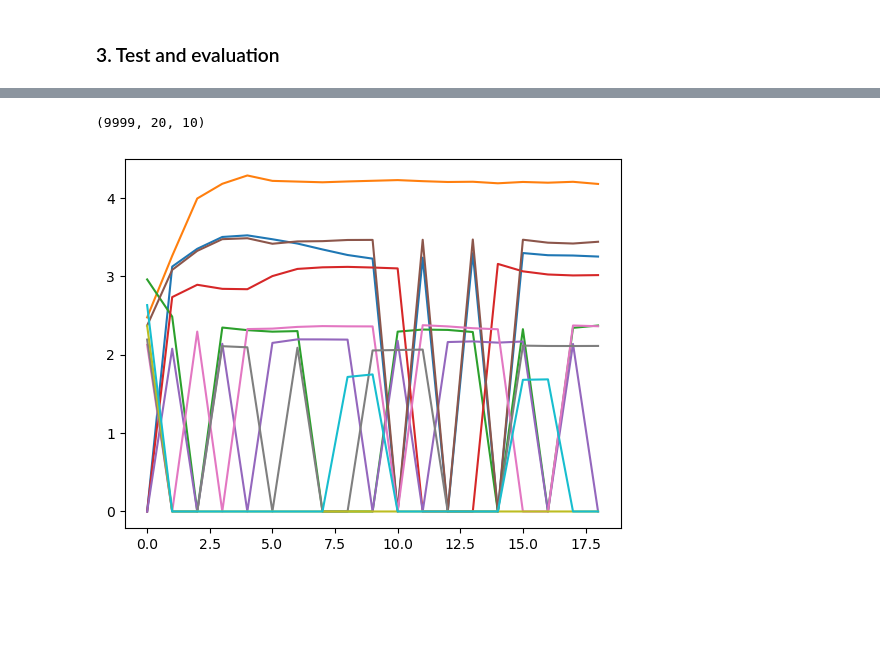
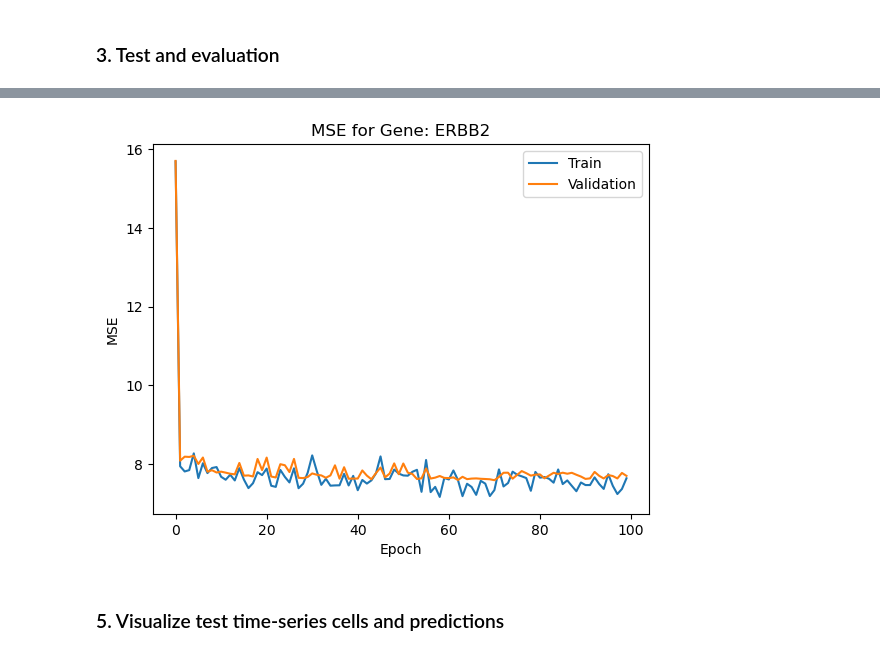
Before and after one commit to xwang97/SpatialDynamics, a Jupyter notebook: Analysis/validate.ipynb, the cells around one changed output, grey strips where cells are left out. Cells and saved outputs as stored; diff of their text form; code cells hidden in the pictures; blank space fills up the shorter version.

```diff
--- a/Analysis/validate.ipynb
+++ b/Analysis/validate.ipynb
@@ -91,24 +141,61 @@ Training gene: ACTG2
+# %%
+data_folder = folder + 'TimeSeries/'
+model_folder = folder + 'Models/'
+
+gene = 'ERBB2'
+# data loading and training
+data_path = data_folder + gene + '_data.csv'
+locs_path = data_folder + gene + '_locs.csv'
+data, locs = read_data(data_path, locs_path, SEQ_LEN, dim_inputs)
+training_size = int(data.shape[0] * 0.8)  # 80% of the data is used for training
+val_size = int(training_size * 0.1)  # 10% of the data is used for validation
+train_data = data[:training_size]
+train_locs = locs[:training_size]
+val_data = data[training_size:training_size + val_size]
+val_locs = locs[training_size:training_size + val_size]
+set_seed(42)
+net, mse_train, mse_val = train(train_data, train_locs, batch_size, base_lr, lr_step, num_epochs, hidden_size, latent_size, SEQ_LEN, val_data, val_locs)
+# %%
+import matplotlib.pyplot as plt
+
+# Plot the curves
+plt.plot(mse_train, label='Train')
+plt.plot(mse_val, label='Validation')
+
+# Add labels and title
+plt.xlabel('Epoch')
+plt.ylabel('MSE')
+plt.title('MSE for Gene: ' + gene)
+plt.legend()
+
+# Show the plot
+plt.show()
+# %% [output]
+[figure, added]
+# %% [markdown]
+### 5. Visualize test time-series cells and predictions
 # %%
-data_path = data_folder + 'GATA3_data.csv'
-locs_path = data_folder + 'GATA3_locs.csv'
-model_path = model_folder + 'GATA3_model.pth'
+folder = '../../Xenium/BreastS1R1/'
+data_folder = folder + 'TimeSeries/'
+model_folder = folder + 'Models/'
+
 # Set parameters
 SEQ_LEN = 20
 dim_inputs = 10
 hidden_size = 100
 latent_size = 100
-# test
-data, locs = read_data(data_path, locs_path, 20, 10)
-test_data = data
-test_loc = locs
+
+gene = 'GATA3'
+# load test data
+data_path = data_folder + gene + '_data.csv'
+locs_path = data_folder + gene + '_locs.csv'
+data, locs = read_data(data_path, locs_path, SEQ_LEN, dim_inputs)
+test_size = int(data.shape[0] * 0.1)
+test_data = data[-test_size:]
+test_locs = locs[-test_size:]
+# load the trained model and start test
+model_path = model_folder + gene + '_model.pth'
 net = Model(dim_inputs, hidden_size, latent_size, SEQ_LEN)
 net.load_state_dict(torch.load(model_path))
-prediction, generation, trans_status = test(test_data, test_loc, net)
-for i in range(10):
-    gen = generation[i].view(-1).cpu().detach().numpy()
-    status = trans_status[i].view(-1).cpu().detach().numpy()
-    plt.plot(status*gen)
-plt.show()
+prediction, generation, trans_status, loss_recon = test(test_data, test_locs, net)
+prediction = prediction.cpu().detach().numpy()
-# %% [output]
-(9999, 20, 10)
-[figure, removed]
```
Also changed, not shown: parts of 8 cells of this notebook, 2 other files.
